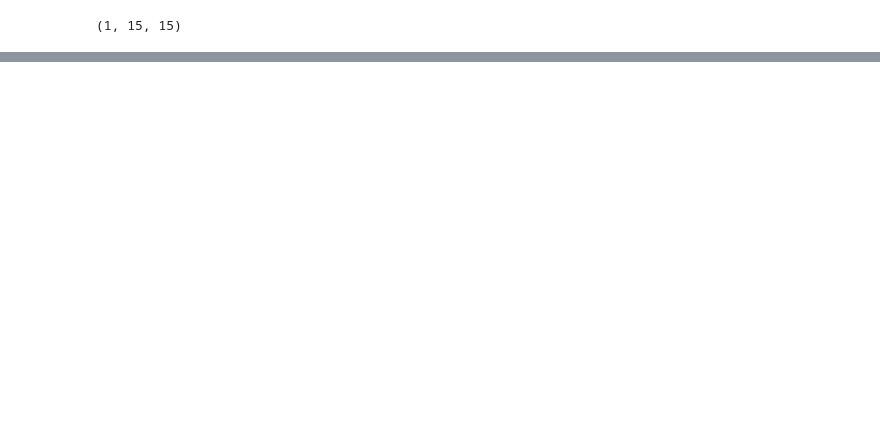
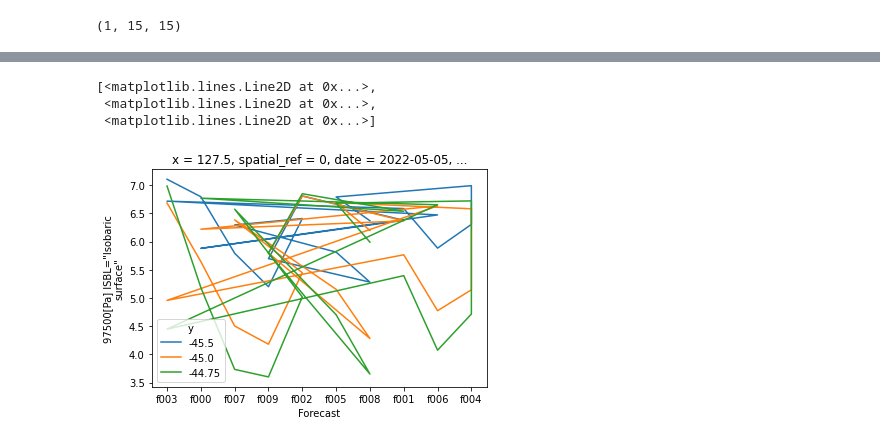
Before and after one commit to cesaraustralia/WindDispersalForecastTool, a Jupyter notebook: Scripts/GFS_data_visualise.ipynb, the cells around one changed output, grey strips where cells are left out. Cells and saved outputs as stored; diff of their text form; code cells hidden in the pictures; blank space fills up the shorter version.

```diff
--- a/Scripts/GFS_data_visualise.ipynb
+++ b/Scripts/GFS_data_visualise.ipynb
@@ -76,0 +150,7 @@ array([ 0.01605469, -0.23394531, -0.83394527])
+# %%
+rr.isel(x=110, y=[-19, -21, -22]).plot.line(x="Forecast")
+# %% [output]
+[<matplotlib.lines.Line2D at 0x...>,
+ <matplotlib.lines.Line2D at 0x...>,
+ <matplotlib.lines.Line2D at 0x...>]
+[figure, added]
```
Also changed, not shown: parts of 12 cells of this notebook, 3 other files.
